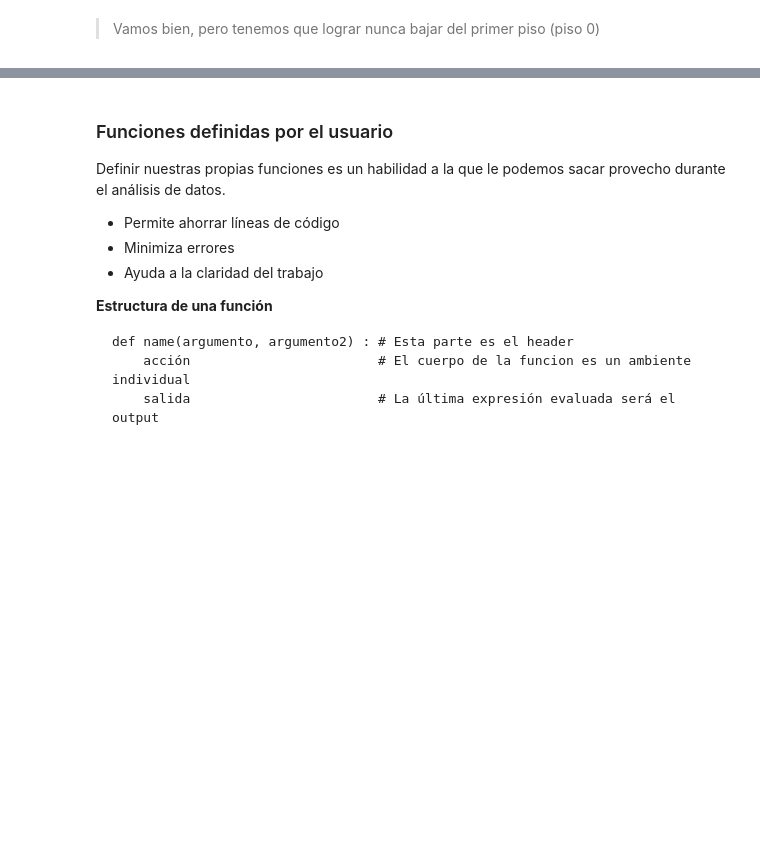
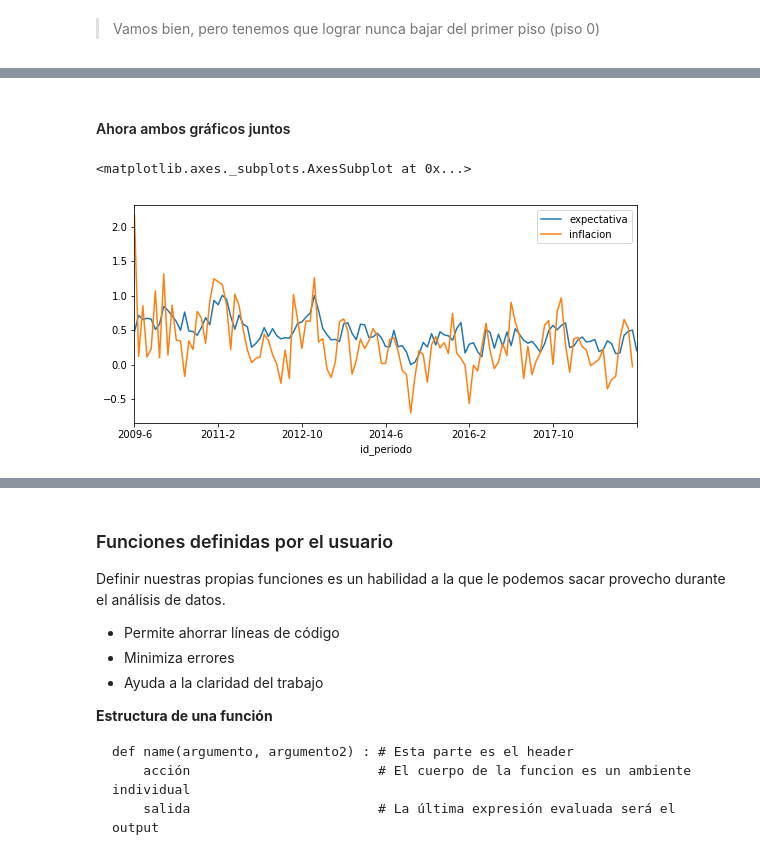
Before and after one commit to Johan-rosa/curso-python-bcrd, a Jupyter notebook: curso_python_bcrd.ipynb, the cells around one changed output, grey strips where cells are left out. Cells and saved outputs as stored; diff of their text form; code cells hidden in the pictures; blank space fills up the shorter version.

```diff
--- a/curso_python_bcrd.ipynb
+++ b/curso_python_bcrd.ipynb
@@ -617,0 +735,10 @@ print(random_walk)
+# %% [markdown]
+#### Ahora ambos gráficos juntos
+# %%
+ax = plt.gca()
+
+eem.plot(kind = "line", x = "id_periodo", y = "inflacion_mes",label = "expectativa", ax = ax)
+observadas.plot(kind = "line", x = "id_periodo", y = "inflacion_mes_obs",label = "inflacion", ax = ax)
+# %% [output]
+<matplotlib.axes._subplots.AxesSubplot at 0x...>
+[figure, added]
```
Also changed, not shown: parts of 38 cells of this notebook, 2 other files.
